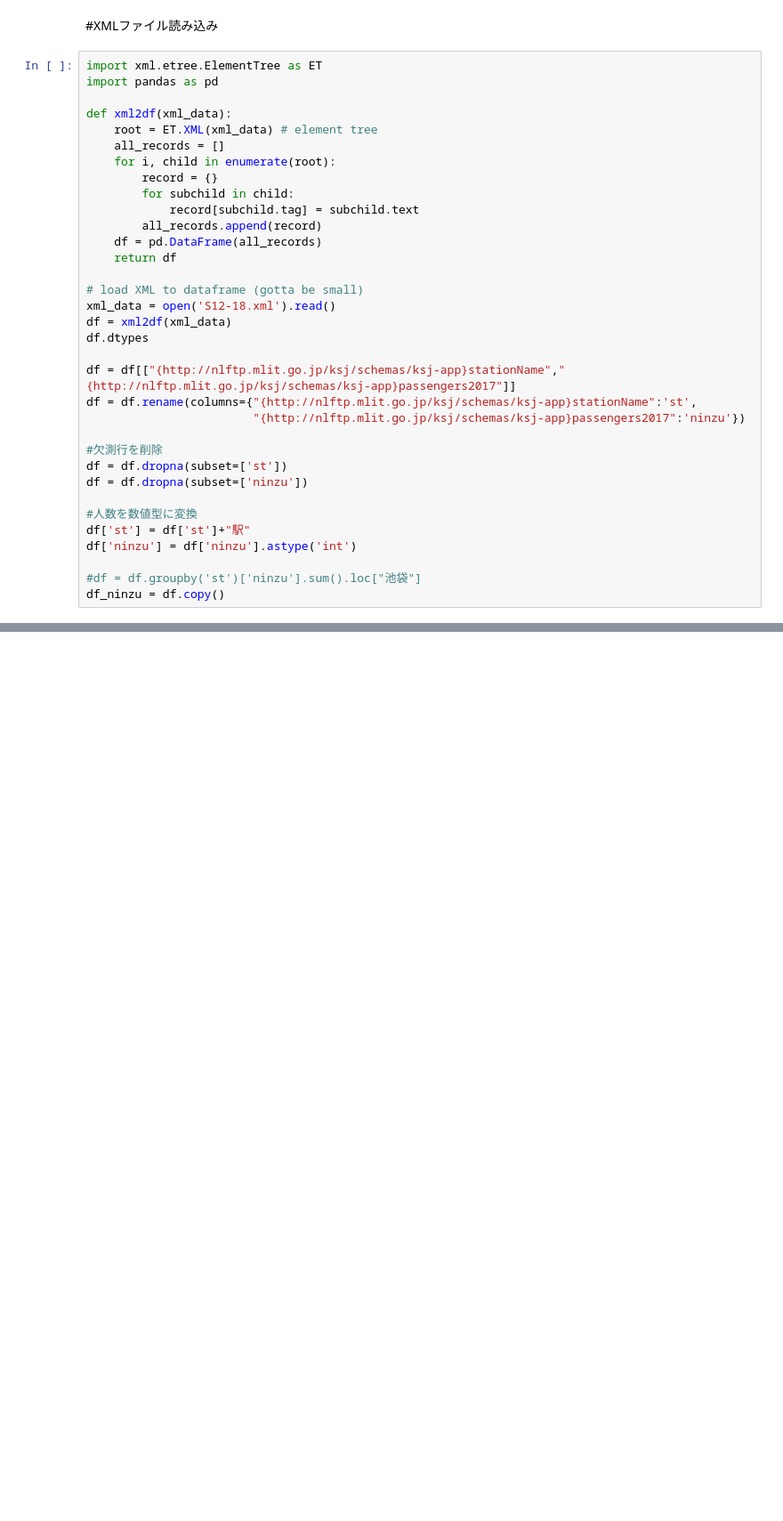
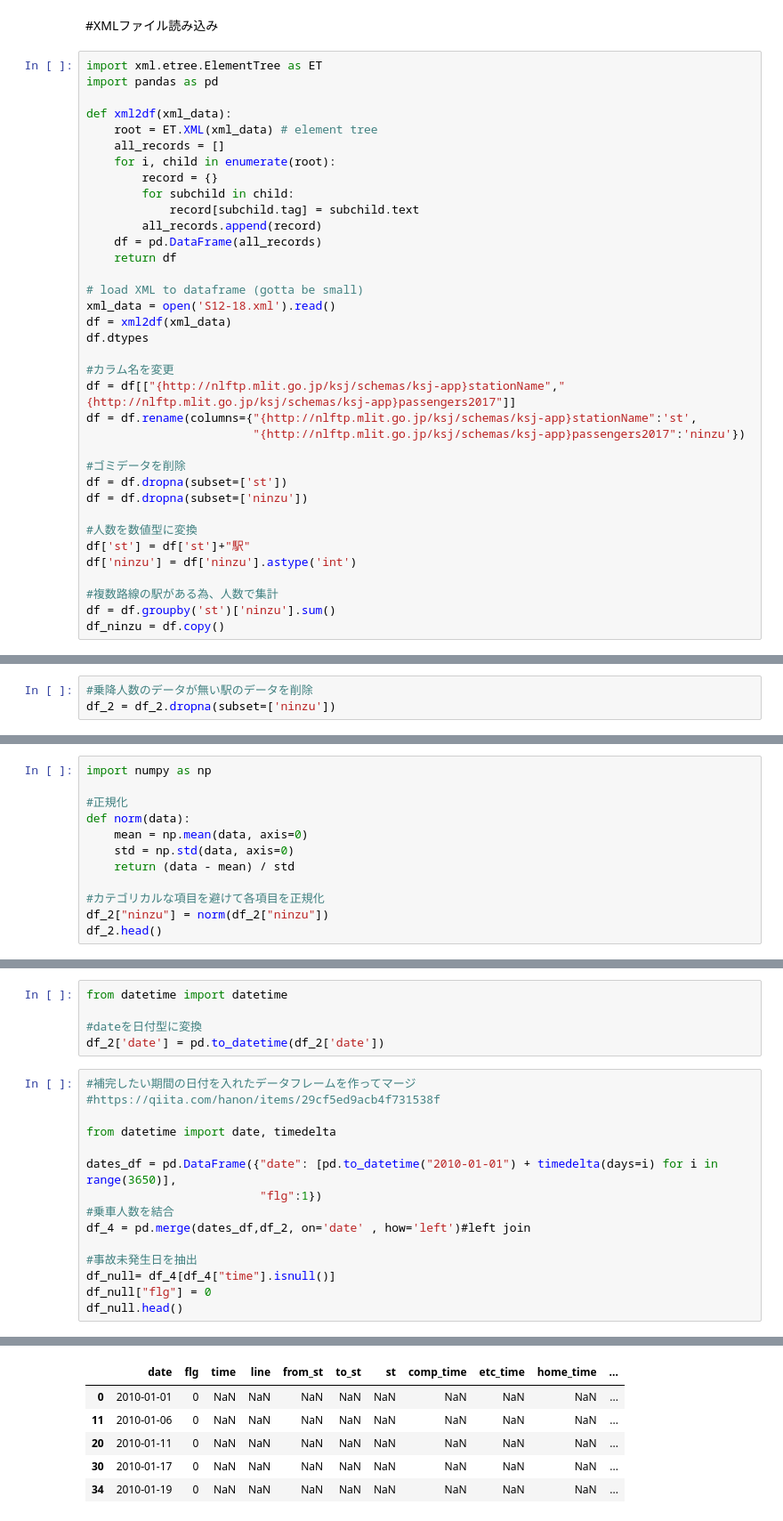
Before and after one commit to soichi-fujiwara/jupyter-notebook, a Jupyter notebook: Web_scraping_Accidents.ipynb, the cells around one changed output, grey strips where cells are left out. Shown at 89% size. Cells and saved outputs as stored; diff of their text form; blank space fills up the shorter version.

```diff
--- a/Web_scraping_Accidents.ipynb
+++ b/Web_scraping_Accidents.ipynb
@@ -363,11 +233,12 @@ xml_data = open('S12-18.xml').read()
 df = xml2df(xml_data)
 df.dtypes
 
+#カラム名を変更
 df = df[["{http://nlftp.mlit.go.jp/ksj/schemas/ksj-app}stationName","{http://nlftp.mlit.go.jp/ksj/schemas/ksj-app}passengers2017"]]
 df = df.rename(columns={"{http://nlftp.mlit.go.jp/ksj/schemas/ksj-app}stationName":'st',
                         "{http://nlftp.mlit.go.jp/ksj/schemas/ksj-app}passengers2017":'ninzu'})
 
-#欠測行を削除
+#ゴミデータを削除
 df = df.dropna(subset=['st'])
 df = df.dropna(subset=['ninzu'])
 
@@ -375,7 +246,8 @@ df = df.dropna(subset=['ninzu'])
 df['st'] = df['st']+"駅"
 df['ninzu'] = df['ninzu'].astype('int')
 
-#df = df.groupby('st')['ninzu'].sum().loc["池袋"]
+#複数路線の駅がある為、人数で集計
+df = df.groupby('st')['ninzu'].sum()
 df_ninzu = df.copy()
 # %%
 #乗車人数を結合
@@ -415,0 +276,3 @@ df_3.head()
+# %%
+#乗降人数のデータが無い駅のデータを削除
+df_2 = df_2.dropna(subset=['ninzu'])
@@ -415,0 +282,12 @@ df_3.head()
+# %%
+import numpy as np
+
+#正規化
+def norm(data):
+    mean = np.mean(data, axis=0)
+    std = np.std(data, axis=0)
+    return (data - mean) / std
+
+#カテゴリカルな項目を避けて各項目を正規化
+df_2["ninzu"] = norm(df_2["ninzu"])
+df_2.head()
@@ -415,0 +301,21 @@ df_3.head()
+# %%
+from datetime import datetime
+
+#dateを日付型に変換
+df_2['date'] = pd.to_datetime(df_2['date'])
+# %%
+#補完したい期間の日付を入れたデータフレームを作ってマージ
+#https://qiita.com/hanon/items/29cf5ed9acb4f731538f
+
+from datetime import date, timedelta
+
+dates_df = pd.DataFrame({"date": [pd.to_datetime("2010-01-01") + timedelta(days=i) for i in range(3650)],
+                         "flg":1})
+#乗車人数を結合
+df_4 = pd.merge(dates_df,df_2, on='date' , how='left')#left join
+
+#事故未発生日を抽出
+df_null= df_4[df_4["time"].isnull()]
+df_null["flg"] = 0
+df_null.head()
+# %% [output]
@@ -415,0 +327,6 @@ df_3.head()
+|  | date | flg | time | line | from_st | to_st | st | comp_time | etc_time | home_time | ... |
+| 0 | 2010-01-01 | 0 | NaN | NaN | NaN | NaN | NaN | NaN | NaN | NaN | ... |
+| 11 | 2010-01-06 | 0 | NaN | NaN | NaN | NaN | NaN | NaN | NaN | NaN | ... |
+| 20 | 2010-01-11 | 0 | NaN | NaN | NaN | NaN | NaN | NaN | NaN | NaN | ... |
+| 30 | 2010-01-17 | 0 | NaN | NaN | NaN | NaN | NaN | NaN | NaN | NaN | ... |
+| 34 | 2010-01-19 | 0 | NaN | NaN | NaN | NaN | NaN | NaN | NaN | NaN | ... |
```
Also changed, not shown: parts of 12 cells of this notebook.
